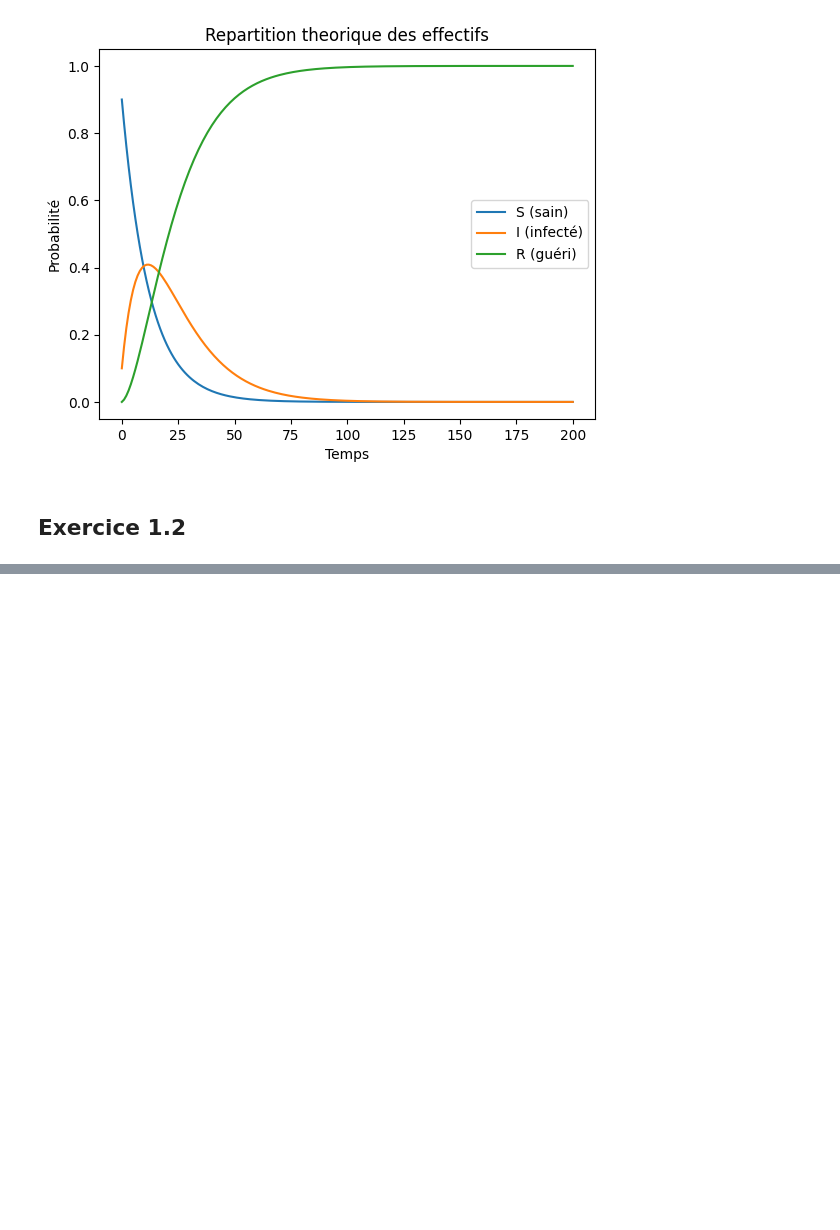
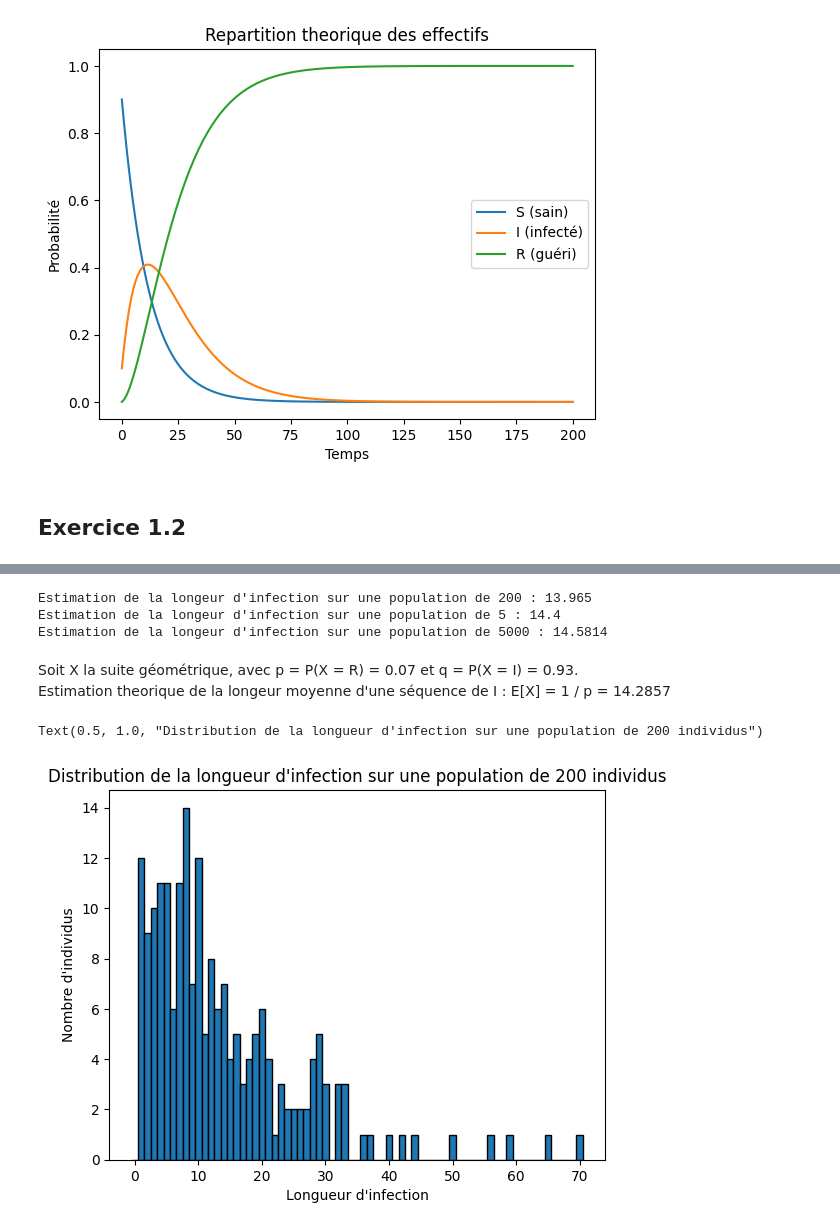
Before and after one commit to dorinm17/markov-chains, a Jupyter notebook: notebook.ipynb, the cells around one changed output, grey strips where cells are left out. Cells and saved outputs as stored; diff of their text form; code cells hidden in the pictures; blank space fills up the shorter version.

```diff
--- a/notebook.ipynb
+++ b/notebook.ipynb
@@ -227,0 +226,25 @@ Text(0, 0.5, 'Probabilité')
+# %%
+I1 = [population1[i].count('I') for i in range(T)]
+I2 = [population2[i].count('I') for i in range(T)]
+I3 = [population3[i].count('I') for i in range(T)]
+
+print("Estimation de la longeur d'infection sur une population de", N1, ":", sum(I1) / N1)
+print("Estimation de la longeur d'infection sur une population de", N2, ":", sum(I2) / N2)
+print("Estimation de la longeur d'infection sur une population de", N3, ":", sum(I3) / N3)
+# %% [output]
+Estimation de la longeur d'infection sur une population de 200 : 13.965
+Estimation de la longeur d'infection sur une population de 5 : 14.4
+Estimation de la longeur d'infection sur une population de 5000 : 14.5814
+# %% [markdown]
+Soit X la suite géométrique, avec p = P(X = R) = 0.07 et q = P(X = I) = 0.93. \
+Estimation theorique de la longeur moyenne d'une séquence de I : E[X] = 1 / p = 14.2857
+# %%
+I1 = [sum(1 for j in range(T) if population1[j][i] == 'I') for i in range(N1)]
+
+plt.hist(I1, bins = range(max(I1) + 1), edgecolor='black', align='left')
+plt.ylabel("Nombre d'individus")
+plt.xlabel("Longueur d'infection")
+plt.title("Distribution de la longueur d'infection sur une population de " + str(N1) + " individus")
+# %% [output]
+Text(0.5, 1.0, "Distribution de la longueur d'infection sur une population de 200 individus")
+[figure, added]
```
Also changed, not shown: parts of 11 cells of this notebook.
